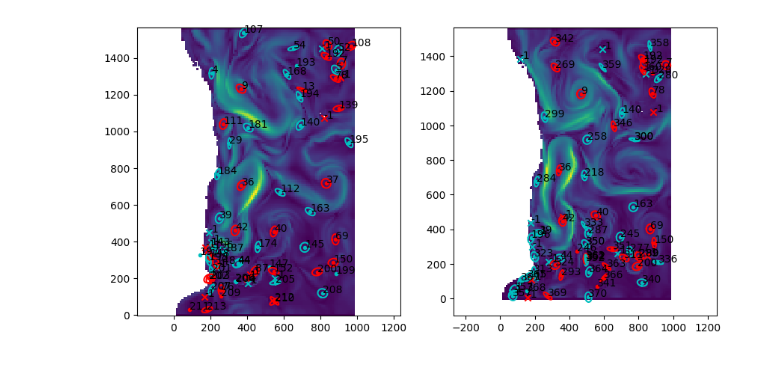
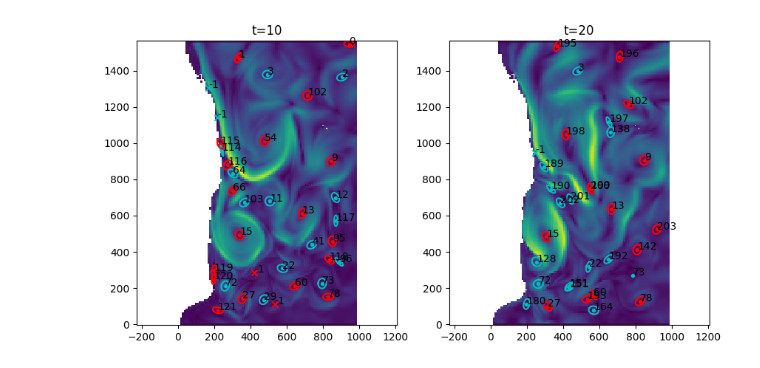
Before and after one commit to regdowse/UNSW-MRes, a Jupyter notebook: MRes/Chapter2/Eddy_Detection_Tracking.ipynb, the cells around one changed output. Drawn from its saved outputs; the diff is of its cells as text; code cells hidden in the pictures.

```diff
--- a/MRes/Chapter2/Eddy_Detection_Tracking.ipynb
+++ b/MRes/Chapter2/Eddy_Detection_Tracking.ipynb
@@ -330,8 +362,8 @@ def espra(xi, yi, ui, vi):
 # %%
 df_data = df_nenc.copy()
 
-for t in df_data['Day'].unique():
-    df_day = df_data[df_data['Day'] == t].copy()
+for day in df_data['Day'].unique():
+    df_day = df_data[df_data['Day'] == day].copy()
     for e in df_day['Eddy'].unique():
         df_eddy = df_day[df_day['Eddy'] == e].copy()
         # Assuming one row per eddy; if there are multiple rows, adjust as needed.
@@ -340,21 +372,21 @@ for t in df_data['Day'].unique():
 
         mask = np.hypot(nxc - X_new, nyc - Y_new) <= 30
 
-        ut, vt = u_interp[:, :, t], v_interp[:, :, t]
+        ut, vt = ROMS_velocity_dic[day]['u'], ROMS_velocity_dic[day]['v']
         ui, vi = ut[mask], vt[mask]
         xi, yi = X_new[mask], Y_new[mask]
 
         if np.any(np.isnan(ui)):
             mask = np.hypot(nxc - X_new, nyc - Y_new) <= 20
 
-            ut, vt = u_interp[:, :, t], v_interp[:, :, t]
+            ut, vt = ROMS_velocity_dic[day]['u'], ROMS_velocity_dic[day]['v']
             ui, vi = ut[mask], vt[mask]
             xi, yi = X_new[mask], Y_new[mask]
 
         if np.any(np.isnan(ui)):
             mask = np.hypot(nxc - X_new, nyc - Y_new) <= 10
 
-            ut, vt = u_interp[:, :, t], v_interp[:, :, t]
+            ut, vt = ROMS_velocity_dic[day]['u'], ROMS_velocity_dic[day]['v']
             ui, vi = ut[mask], vt[mask]
             xi, yi = X_new[mask], Y_new[mask]
 
@@ -365,10 +397,12 @@ for t in df_data['Day'].unique():
             x0, y0, Q, w = np.nan, np.nan, np.array([[np.nan, np.nan], [np.nan, np.nan]]), np.nan
 
         # Update the main DataFrame using .loc to avoid chained indexing.
-        update_mask = (df_data['Day'] == t) & (df_data['Eddy'] == e)
+        update_mask = (df_data['Day'] == day) & (df_data['Eddy'] == e)
         df_data.loc[update_mask, 'x0'] = x0
         df_data.loc[update_mask, 'y0'] = y0
         df_data.loc[update_mask, 'q11'] = Q[0,0]
         df_data.loc[update_mask, 'q12'] = Q[1,0]
         df_data.loc[update_mask, 'q22'] = Q[1,1]
         df_data.loc[update_mask, 'w'] = w
+
+df_data
@@ -426,12 +423,13 @@ def plot_ellipse(Q, center=(0, 0), scale=1):
 # %%
-t = 20
+t = 0
 
-u0, v0 = u_interp[:,:,t], v_interp[:,:,t]
+day = list(ROMS_velocity_dic.keys())[t]
+u0, v0 = ROMS_velocity_dic[day]['u'], ROMS_velocity_dic[day]['v']
 
 spacing = 10
 plt.pcolor(X_new[::spacing, ::spacing], Y_new[::spacing, ::spacing], np.hypot(u0[::spacing, ::spacing], v0[::spacing, ::spacing]))
 
-df_day = df_data[df_data['Day']==t].copy()
+df_day = df_data[df_data['Day']==day].copy()
 
 for e in df_day['Eddy'].unique():
     flag = 0
@@ -456,4 +454,5 @@ for e in df_day['Eddy'].unique():
     plt.plot(x_ellipse, y_ellipse, color=c)
 
 plt.axis('equal')
+df_data
 # %% [output]
@@ -496,13 +473,13 @@ df_data
 # %%
 # Initialize ID values
 df_data['ID'] = -1
-df_data.loc[df_data['Day'] == 0, 'ID'] = df_data.loc[df_data['Day'] == 0, 'Eddy']
+df_data.loc[df_data['Day'] == df_data['Day'].min(), 'ID'] = df_data.loc[df_data['Day'] == df_data['Day'].min(), 'Eddy']
 df_data['ID'] = df_data['ID'].astype('Int64')
 next_num = df_data['ID'].max() + 1
 
-R_df = pd.DataFrame(columns=['D_diff', 'W_diff'])
+R_df = pd.DataFrame(columns=['D_diff', 'W_diff', 'R'])
 # Loop through days starting from 1 (since day 0 is already assigned)
-for day in range(1, df_data['Day'].max() + 1):
+for day in range(df_data['Day'].min()+1, df_data['Day'].max() + 1):
 
     # Get present day data (filtering out rows with NaN in 'x0')
     pres_day = df_data.loc[df_data['Day'] == day].copy()
@@ -533,11 +510,11 @@ for day in range(1, df_data['Day'].max() + 1):
                     (pres_eddy['y0'] - prev_eddy['y0'])**2 +
                     VORT_WEIGHT * (pres_eddy['w'] - prev_eddy['w'])**2
                 )
-
+                R_df.loc[len(R_df)] = {'D_diff': np.hypot(pres_eddy['x0'] - prev_eddy['x0'], pres_eddy['y0'] - prev_eddy['y0']), 'W_diff': np.abs(pres_eddy['w'] - prev_eddy['w']), 'R': R}
                 # Check conditions: distance below threshold, cycle types match,
                 # and the previous eddy's ID is not already assigned to any eddy in the present day.
                 if R < R_THRESH and (pres_eddy['Cyc'] == prev_eddy['Cyc']) and not (pres_day['ID'] == prev_eddy['ID']).any():
-                    R_df.loc[len(R_df)] = {'D_diff': np.hypot(pres_eddy['x0'] - prev_eddy['x0'], pres_eddy['y0'] - prev_eddy['y0']), 'W_diff': np.abs(pres_eddy['w'] - prev_eddy['w'])}
+
                     df_data.loc[(df_data['Day'] == day) & (df_data['Eddy'] == e_pres), 'ID'] = prev_eddy['ID']
                     assigned = True
                     break  # found a match; break out of candidate previous day's loop
@@ -548,3 +525,4 @@ for day in range(1, df_data['Day'].max() + 1):
         if not assigned:
             df_data.loc[(df_data['Day'] == day) & (df_data['Eddy'] == e_pres), 'ID'] = next_num
             next_num += 1
+R_df
@@ -637,35 +547,38 @@ fig, axs = plt.subplots(1, 2, figsize=(10,5))
 
 for p, t in enumerate([t, t+10]):
 
-    u0, v0 = u_interp[:,:,t], v_interp[:,:,t]
+    day = list(ROMS_velocity_dic.keys())[t]
+    u0, v0 = ROMS_velocity_dic[day]['u'], ROMS_velocity_dic[day]['v']
+
 
     spacing = 10
     axs[p].pcolor(X_new[::spacing, ::spacing], Y_new[::spacing, ::spacing], np.hypot(u0[::spacing, ::spacing], v0[::spacing, ::spacing]))
 
-    df_day = df_data[df_data['Day']==t].copy()
+    df_day = df_data[df_data['Day']==day].copy()
 
     for e in df_day['Eddy'].unique():
         flag = 0
 
         df_eddy = df_day[df_day['Eddy']==e].copy()
 
         x0, y0, q11, q12, q22 = df_eddy['x0'].iloc[0], df_eddy['y0'].iloc[0], df_eddy['q11'].iloc[0], df_eddy['q12'].iloc[0], df_eddy['q22'].iloc[0]
 
         if np.isnan(x0):
             x0, y0 = df_eddy['nxc'].iloc[0], df_eddy['nyc'].iloc[0]
             flag = 1
 
         c = 'r' if df_eddy['Cyc'].iloc[0] == 'AE' else 'c'
         marker = 'x' if flag else '.'
         axs[p].scatter(x0, y0, color=c, marker=marker)
 
         Q = np.array([[q11, q12], [q12, q22]])
         x_ellipse, y_ellipse = plot_ellipse(Q, (x0, y0), scale=30)
         axs[p].plot(x_ellipse, y_ellipse, color=c)
 
         ID = df_eddy['ID'].iloc[0]
         axs[p].text(x0, y0, ID)
 
+    axs[p].set_title(f't={t}')
     axs[p].axis('equal')
 # %% [output]
-[figure, old version]
+[figure, new version]
```
Also changed, not shown: parts of 24 cells of this notebook, 2 other files.
